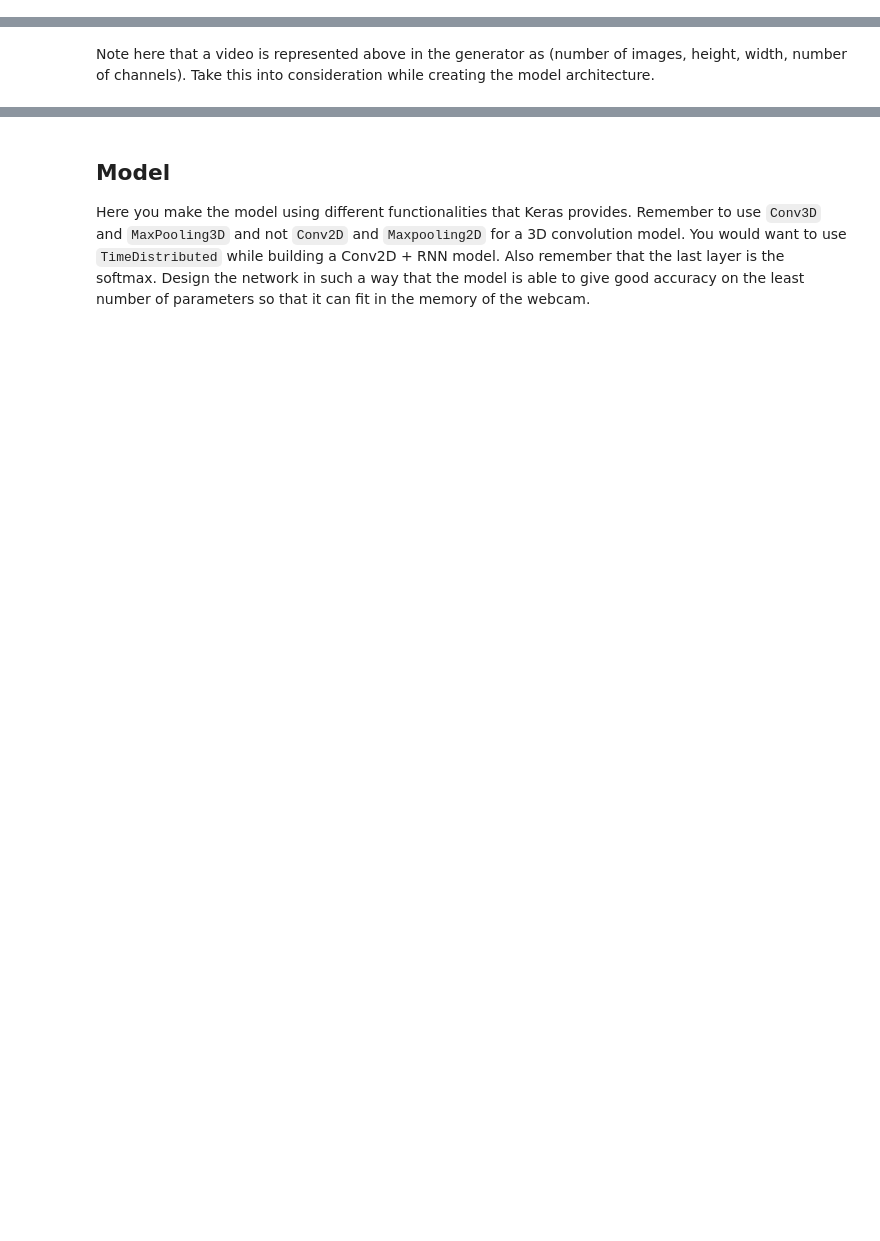
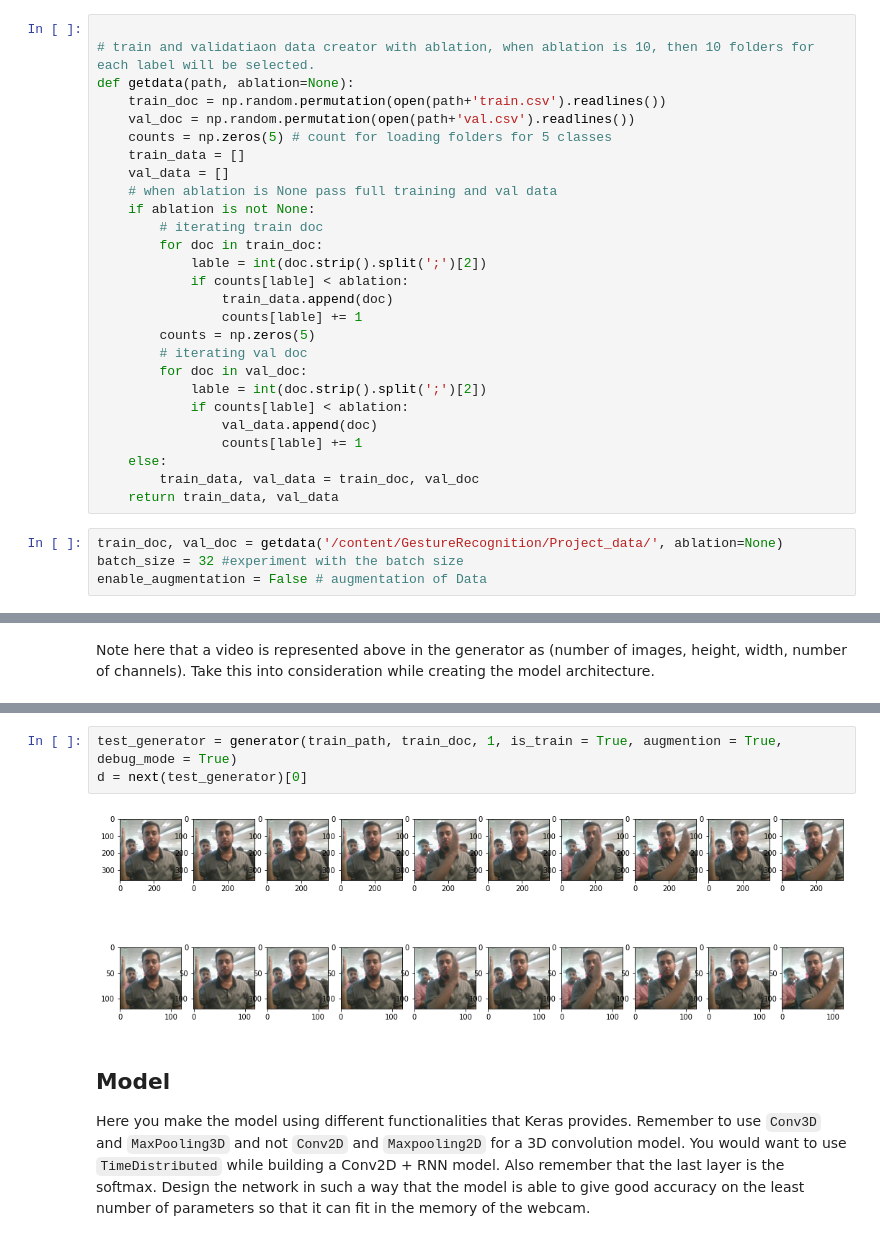
Before and after one commit to RajuMopidevi/GestureRecognition, a Jupyter notebook: Gesture_Recognition_Srikanth_and_SudharsanRaju.ipynb, the cells around one changed output, grey strips where cells are left out. Drawn from its saved outputs; the diff is of its cells as text; blank space fills up the shorter version.

```diff
--- a/Gesture_Recognition_Srikanth_and_SudharsanRaju.ipynb
+++ b/Gesture_Recognition_Srikanth_and_SudharsanRaju.ipynb
@@ -43,4 +47,35 @@ batch_size = 30
 # %% [markdown]
 ## Generator
 This is one of the most important part of the code. The overall structure of the generator has been given. In the generator, you are going to preprocess the images as you have images of 2 different dimensions as well as create a batch of video frames. You have to experiment with `img_idx`, `y`,`z` and normalization such that you get high accuracy.
+# %%
+
+# train and validatiaon data creator with ablation, when ablation is 10, then 10 folders for each label will be selected.
+def getdata(path, ablation=None):
+    train_doc = np.random.permutation(open(path+'train.csv').readlines())
+    val_doc = np.random.permutation(open(path+'val.csv').readlines())
+    counts = np.zeros(5) # count for loading folders for 5 classes
+    train_data = []
+    val_data = []
+    # when ablation is None pass full training and val data
+    if ablation is not None:
+        # iterating train doc
+        for doc in train_doc:
+            lable = int(doc.strip().split(';')[2])
+            if counts[lable] < ablation:
+                train_data.append(doc)
+                counts[lable] += 1
+        counts = np.zeros(5)
+        # iterating val doc
+        for doc in val_doc:
+            lable = int(doc.strip().split(';')[2])
+            if counts[lable] < ablation:
+                val_data.append(doc)
+                counts[lable] += 1
+    else:
+        train_data, val_data = train_doc, val_doc
+    return train_data, val_data
+# %%
+train_doc, val_doc = getdata('/content/GestureRecognition/Project_data/', ablation=None)
+batch_size = 32 #experiment with the batch size
+enable_augmentation = False # augmentation of Data
 # %%
@@ -105,3 +181,8 @@ print ('# epochs =', num_epochs)
+# %%
+test_generator = generator(train_path, train_doc, 1, is_train = True, augmention = True, debug_mode = True)
+d = next(test_generator)[0]
+# %% [output]
+[figure, added]
 # %% [markdown]
 ## Model
 Here you make the model using different functionalities that Keras provides. Remember to use `Conv3D` and `MaxPooling3D` and not `Conv2D` and `Maxpooling2D` for a 3D convolution model. You would want to use `TimeDistributed` while building a Conv2D + RNN model. Also remember that the last layer is the softmax. Design the network in such a way that the model is able to give good accuracy on the least number of parameters so that it can fit in the memory of the webcam.
```
Also changed, not shown: parts of 21 cells of this notebook.
